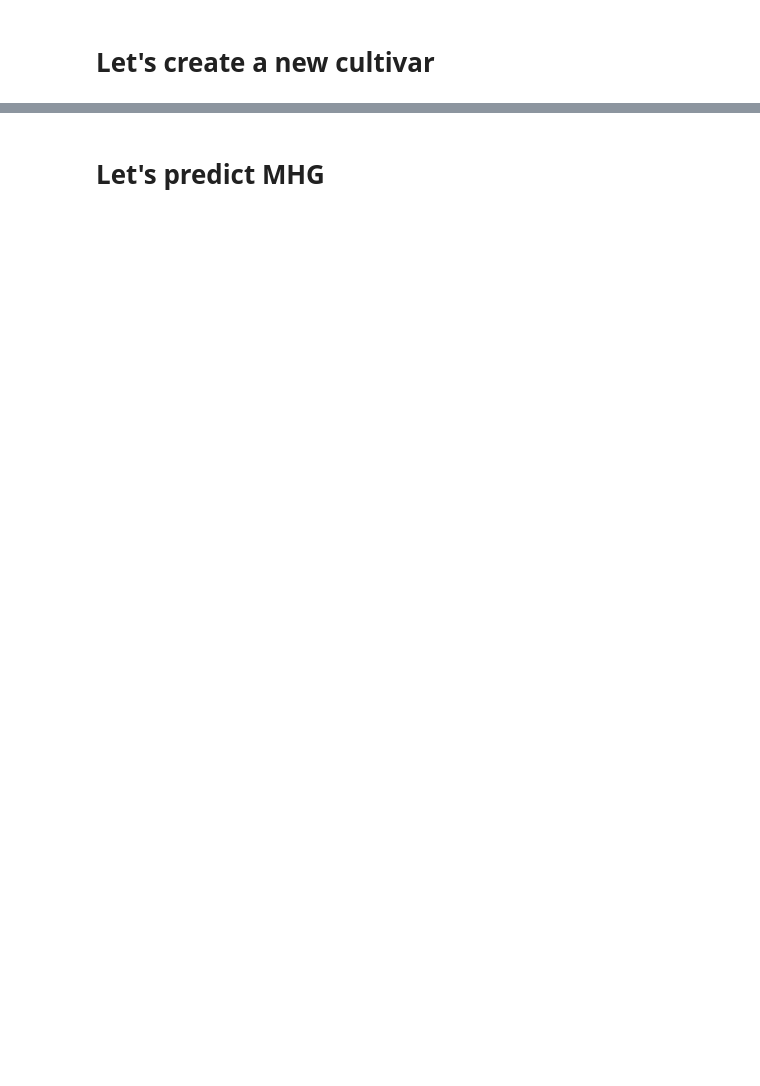
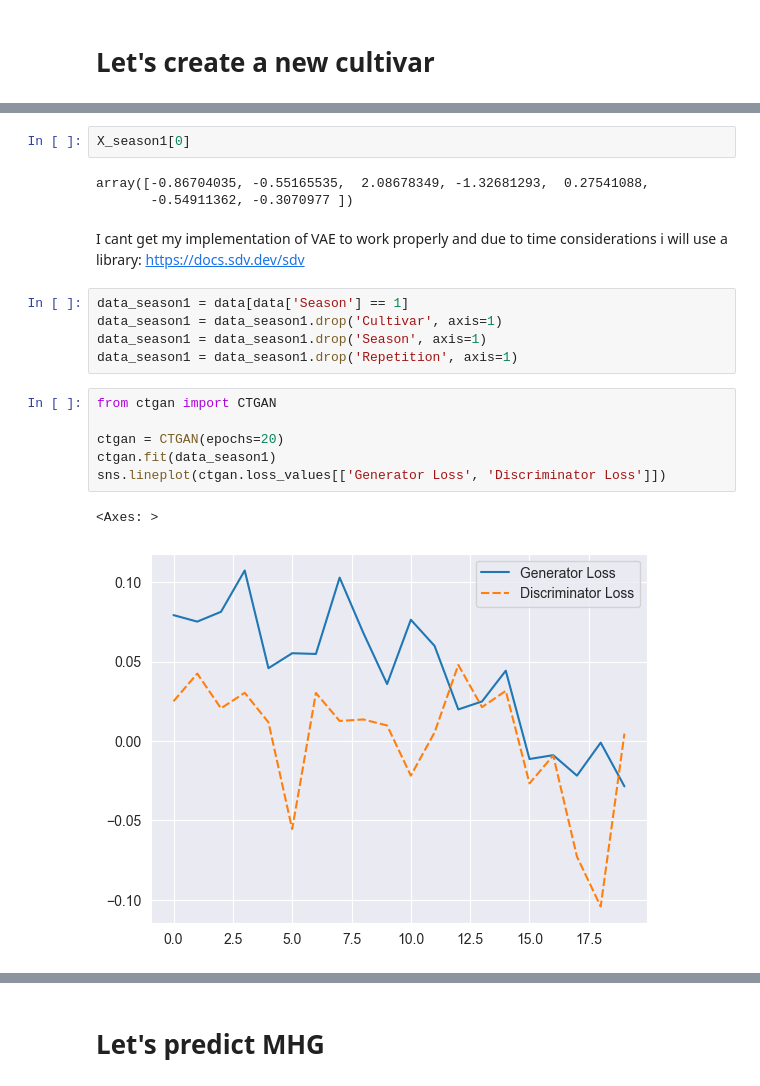
Before and after one commit to cata1212112/SoybeanCultivars, a Jupyter notebook: main.ipynb, the cells around one changed output, grey strips where cells are left out. Saved outputs shown, nothing was run; the diff lists cells and outputs as text; blank space fills up the shorter version.

Commit message:
more work needs to be done, but not enough time :(

```diff
--- a/main.ipynb
+++ b/main.ipynb
@@ -412,0 +646,21 @@ aux
+# %%
+X_season1[0]
+# %% [output]
+array([-0.86704035, -0.55165535,  2.08678349, -1.32681293,  0.27541088,
+       -0.54911362, -0.3070977 ])
+# %% [markdown]
+I cant get my implementation of VAE to work properly and due to time considerations i will use a library: https://docs.sdv.dev/sdv
+# %%
+data_season1 = data[data['Season'] == 1]
+data_season1 = data_season1.drop('Cultivar', axis=1)
+data_season1 = data_season1.drop('Season', axis=1)
+data_season1 = data_season1.drop('Repetition', axis=1)
+# %%
+from ctgan import CTGAN
+
+ctgan = CTGAN(epochs=20)
+ctgan.fit(data_season1)
+sns.lineplot(ctgan.loss_values[['Generator Loss', 'Discriminator Loss']])
+# %% [output]
+<Axes: >
+[figure, added]
```
Also changed, not shown: parts of 60 cells of this notebook, 3 other files.
